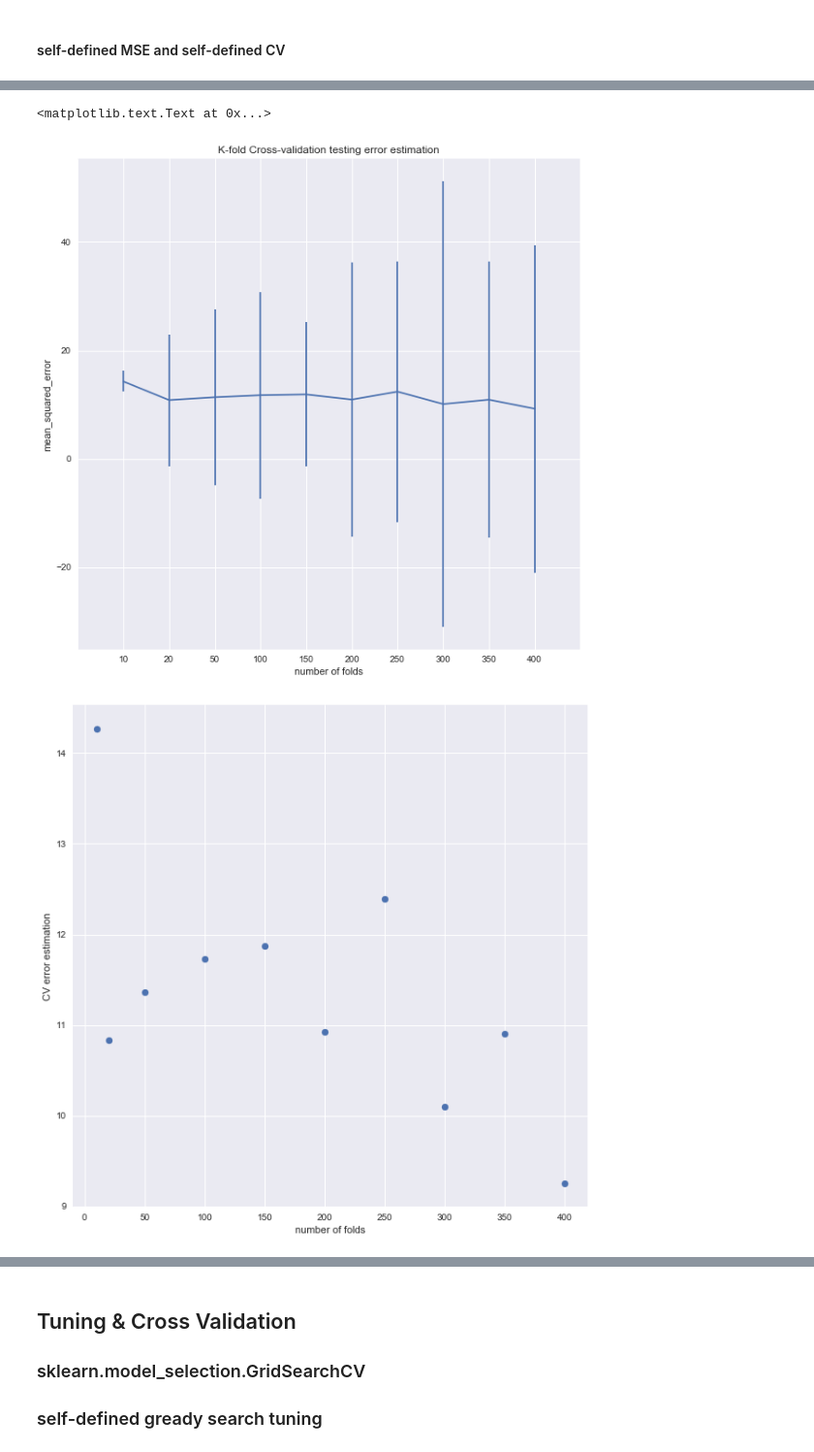
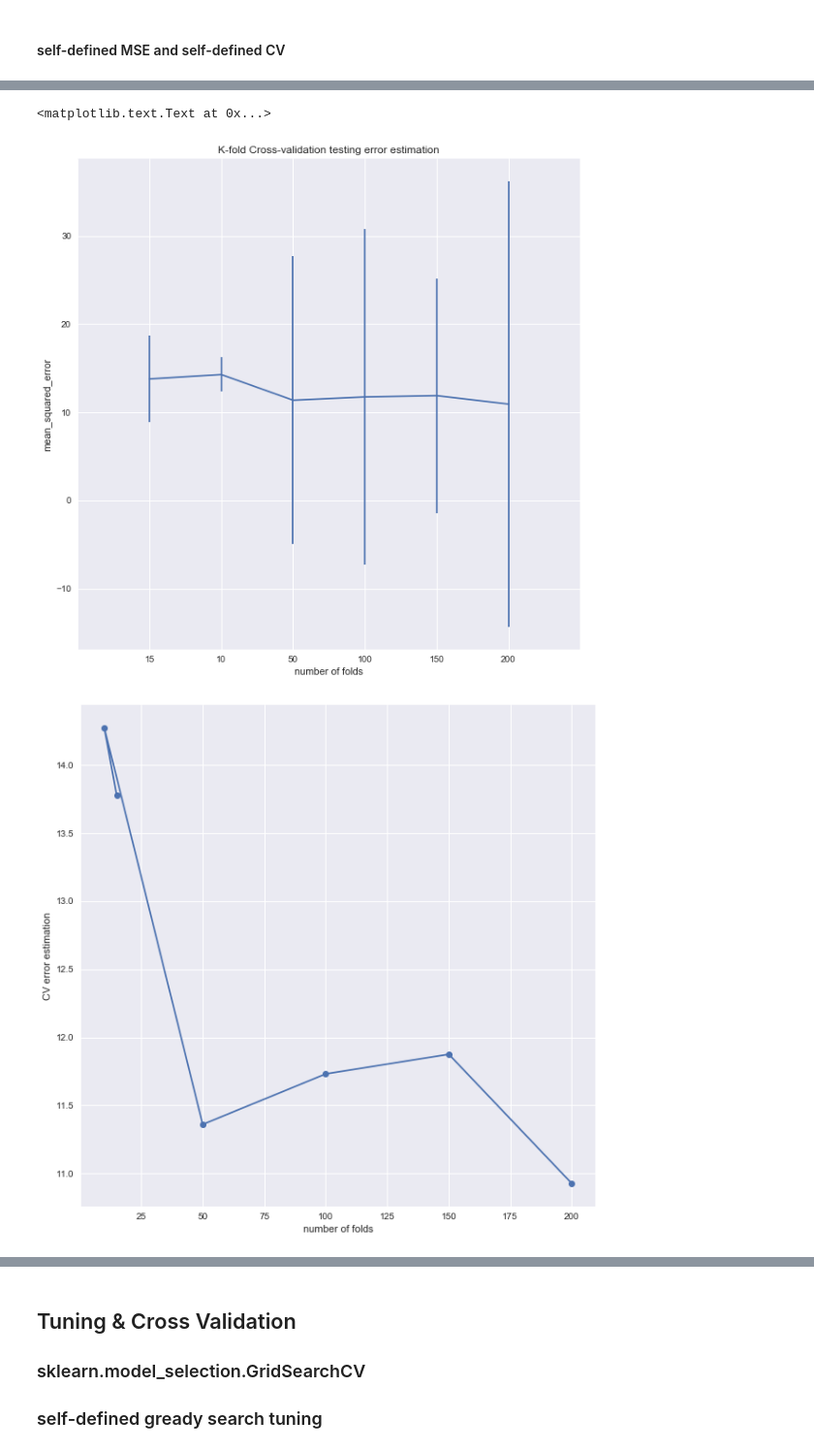
Before and after one commit to yueying-teng/RF, a Jupyter notebook: compare criteria .ipynb, the cells around one changed output, grey strips where cells are left out. Shown at 97% size. Saved outputs shown, nothing was run; the diff lists cells and outputs as text; code cells hidden in the pictures.

```diff
--- a/compare criteria .ipynb
+++ b/compare criteria .ipynb
@@ -241,10 +241,12 @@ folds = [10, 20, 50, 100, 150, 200, 250, 300, 350, 400]
 n_folds = len(folds)
 MSE = make_scorer(mean_squared_error)
 MSE_error_list = []
+each_fold_error_estimate = []
 
 for k in folds:
     kf = KFold(n_splits = k, random_state = 0)
     scores = cross_val_score(regr, x, np.ravel(price), cv = kf, scoring = MSE)
+    each_fold_error_estimate.append(scores)
     MSE_error_list.append(np.mean(scores))
 
     print ('{} folds cv estimates of test error is {}'.format(k, MSE_error_list[-1]))
@@ -528,8 +537,8 @@ from random import seed
 each_fold = []   # which is a list of lists to store all the MSE values in each train/ test split for differnet folds of cross validation
 
 plot_mse = []
+folds = [15, 10, 50, 100, 150, 200]
 num_folds = len(folds)
-folds = [10, 20, 50, 100, 150, 200, 250, 300, 350, 400]
 
 for kf in folds:
     seed(10)
@@ -578,15 +579,15 @@ plt.xlabel("number of folds")
 plt.ylabel("mean_squared_error")
 # %% [output]
 <matplotlib.text.Text at 0x...>
-[figure, old version]
+[figure, new version]
 # %%
 fig = plt.figure(figsize = (10, 10))
 
-plt.scatter (folds, plot_mse)
+plt.plot (folds, plot_mse, '-o')
 plt.xlabel('number of folds')
 plt.ylabel('CV error estimation')
 
 plt.show()
 # %% [output]
-[figure, old version]
+[figure, new version]
 # %% [markdown]
```
Also changed, not shown: parts of 27 cells of this notebook.
